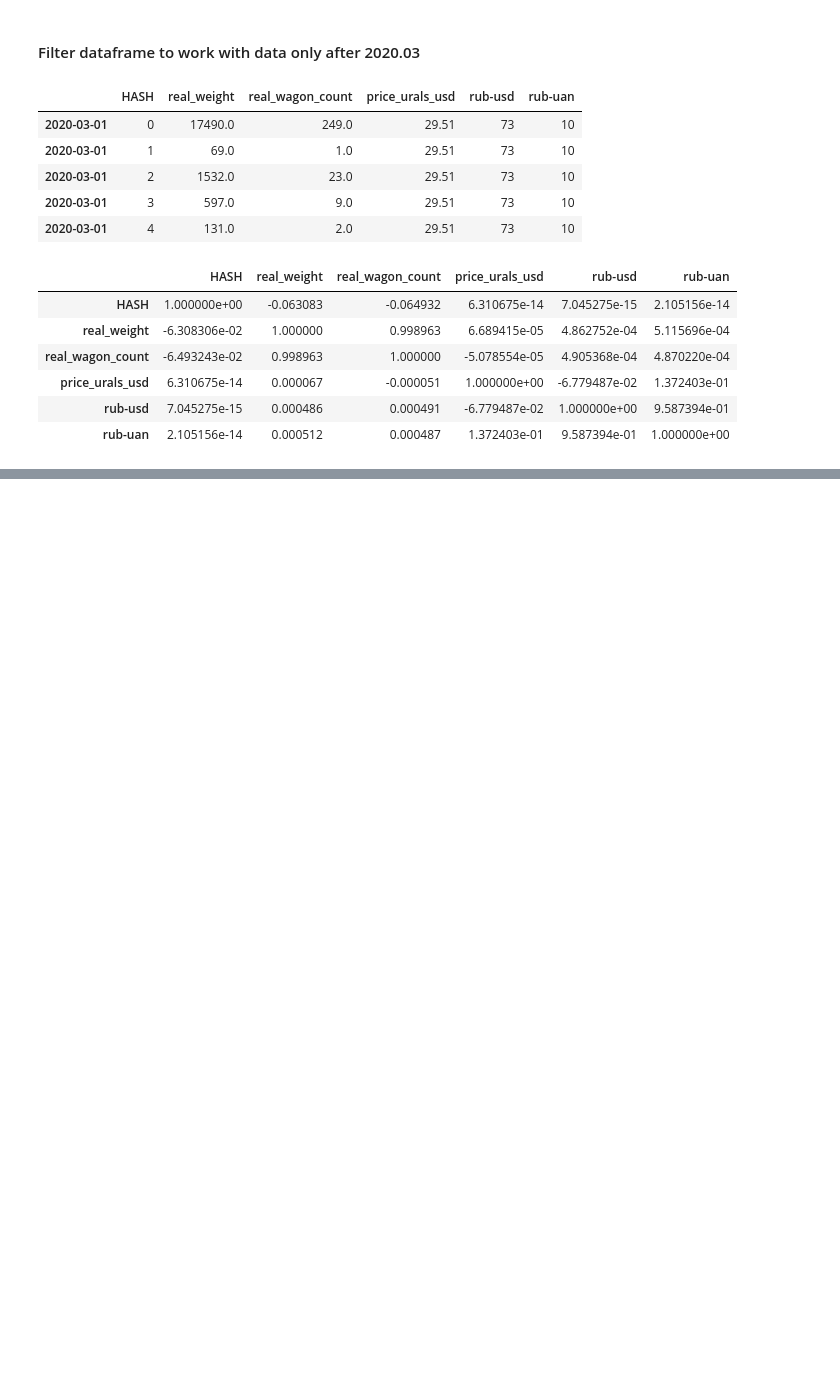
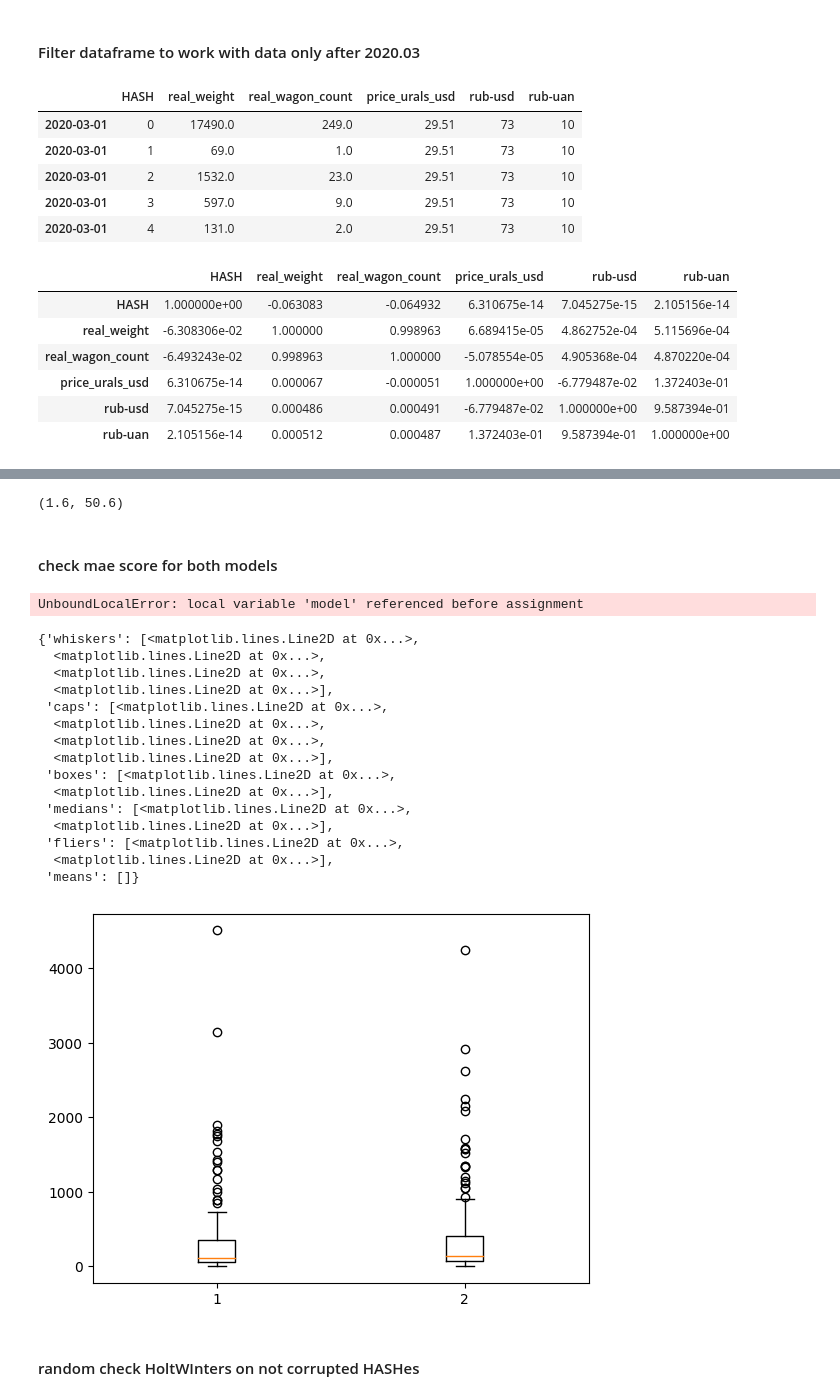
Before and after one commit to GishB/DataWagonHack, a Jupyter notebook: experiments/eda/Data_Analysis_Aleksandr.ipynb, the cells around one changed output, grey strips where cells are left out. Saved outputs shown, nothing was run; the diff lists cells and outputs as text; code cells hidden in the pictures; blank space fills up the shorter version.

```diff
--- a/experiments/eda/Data_Analysis_Aleksandr.ipynb
+++ b/experiments/eda/Data_Analysis_Aleksandr.ipynb
@@ -221,0 +324,44 @@ df_preds_raw
+# %%
+model_simple_linear = LinearMeanPrediction(df_original=not_corrupted_df[not_corrupted_df.HASH == 205])
+# %%
+model_simple_linear.calculate_score()
+# %% [output]
+(1.6, 50.6)
+# %% [markdown]
+#### check mae score for both models
+# %%
+wagon_mae_holt, wagon_mae_linear = [], []
+weight_mae_holt, weight_mae_linear = [], []
+
+for hash_id in not_corrupted_df.HASH.values:
+    model_simple_linear = LinearMeanPrediction(df_original=not_corrupted_df[not_corrupted_df.HASH == hash_id])
+    model_holt = HoltPrediction(df_original=not_corrupted_df[not_corrupted_df.HASH == hash_id])
+    res_linear = model_simple_linear.calculate_score()
+    res_holt = model_holt.calculate_score()
+
+    wagon_mae_holt.append(res_holt[0])
+    wagon_mae_linear.append(res_linear[0])
+
+    weight_mae_holt.append(res_holt[1])
+    weight_mae_linear.append(res_linear[1])
+# %% [output]
+UnboundLocalError: local variable 'model' referenced before assignment
+# %%
+plt.boxplot([weight_mae_linear, weight_mae_holt])
+# %% [output]
+{'whiskers': [<matplotlib.lines.Line2D at 0x...>,
+  <matplotlib.lines.Line2D at 0x...>,
+  <matplotlib.lines.Line2D at 0x...>,
+  <matplotlib.lines.Line2D at 0x...>],
+ 'caps': [<matplotlib.lines.Line2D at 0x...>,
+  <matplotlib.lines.Line2D at 0x...>,
+  <matplotlib.lines.Line2D at 0x...>,
+  <matplotlib.lines.Line2D at 0x...>],
+ 'boxes': [<matplotlib.lines.Line2D at 0x...>,
+  <matplotlib.lines.Line2D at 0x...>],
+ 'medians': [<matplotlib.lines.Line2D at 0x...>,
+  <matplotlib.lines.Line2D at 0x...>],
+ 'fliers': [<matplotlib.lines.Line2D at 0x...>,
+  <matplotlib.lines.Line2D at 0x...>],
+ 'means': []}
+[figure, added]
@@ -221,0 +413,2 @@ df_preds_raw
+# %% [markdown]
+#### random check HoltWInters on not corrupted HASHes
```
Also changed, not shown: parts of 65 cells of this notebook, 3 other files.
